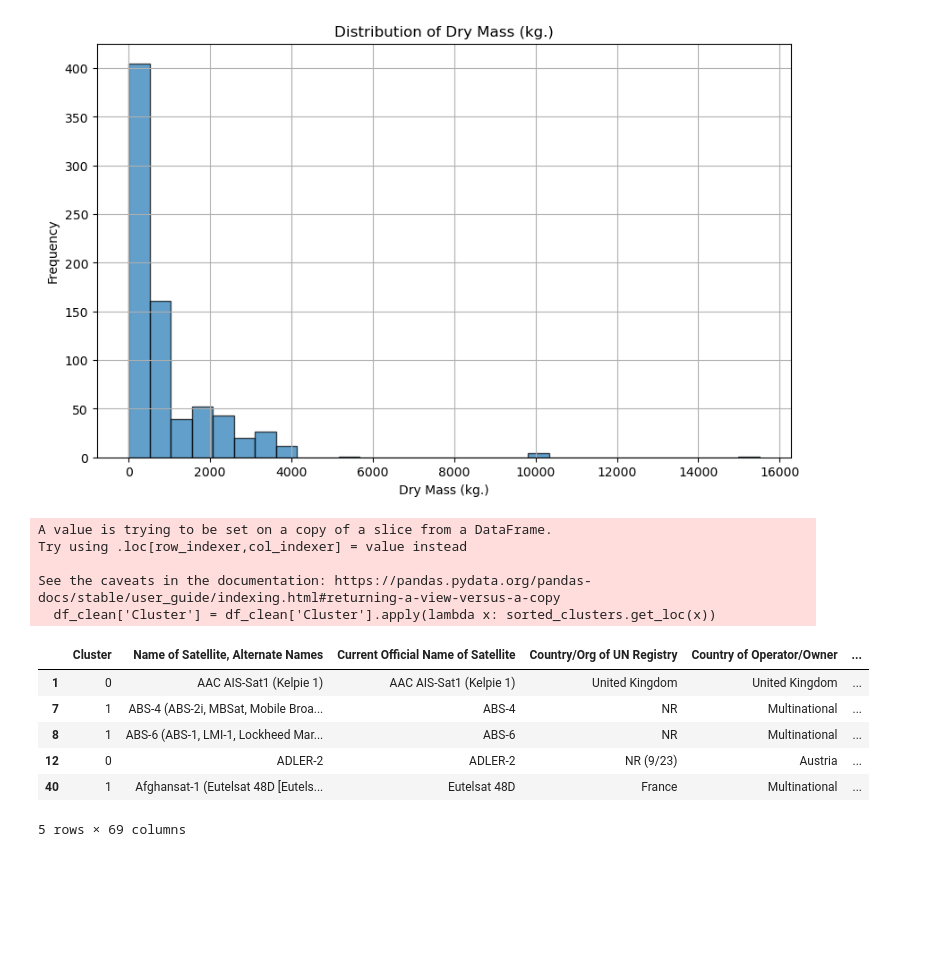
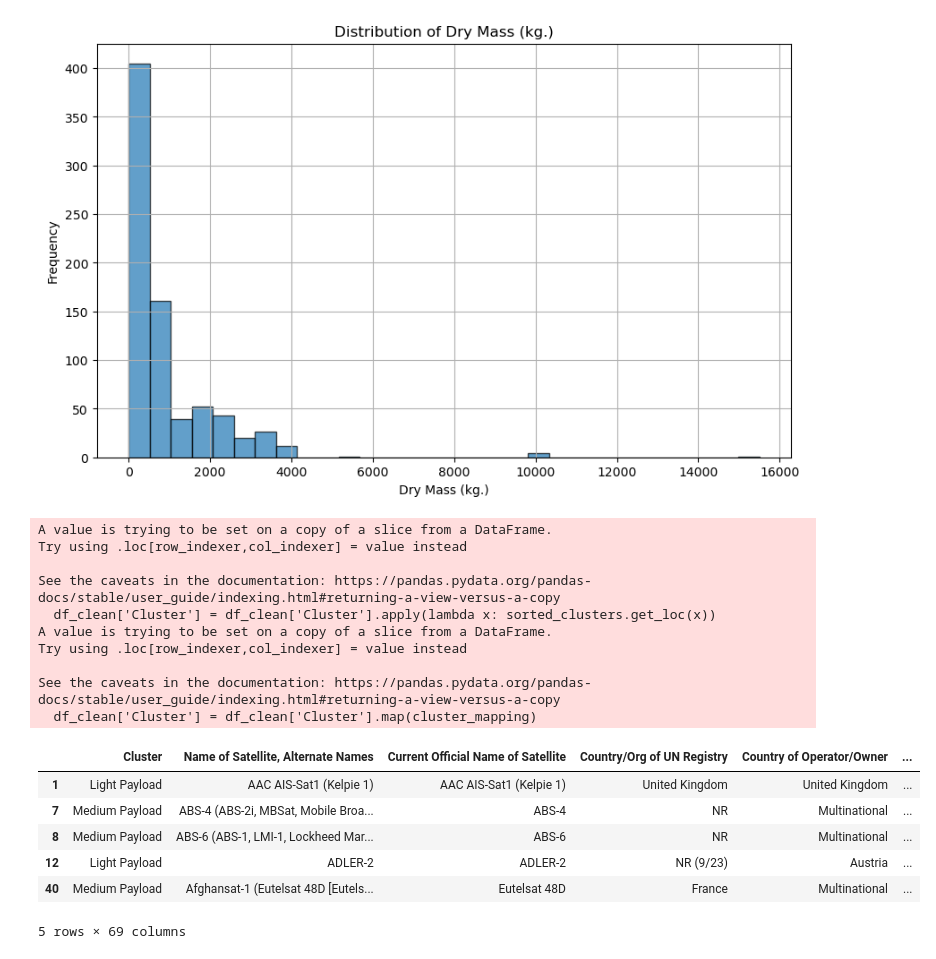
Before and after one commit to wweissbluth/dan-midterm-repo, a Jupyter notebook: midterm.ipynb, the cells around one changed output. Saved outputs shown, nothing was run; the diff lists cells and outputs as text; code cells hidden in the pictures; blank space fills up the shorter version.

```diff
--- a/midterm.ipynb
+++ b/midterm.ipynb
@@ -69,36 +69,45 @@ plt.show()
 from sklearn.cluster import KMeans
 
 # Select the 'Dry Mass (kg.)' column for clustering
 X = df_clean[['Dry Mass (kg.)']]
 
 # Initialize the KMeans algorithm with a specified number of clusters
 kmeans = KMeans(n_clusters=3, random_state=0)
 
 # Fit the KMeans algorithm to the data
 kmeans.fit(X)
 
 # Add the cluster labels to the dataframe
 df_clean.insert(0, 'Cluster', kmeans.labels_)
 
 # Calculate the mean dry mass for each cluster
 mean_dry_mass = df_clean.groupby('Cluster')['Dry Mass (kg.)'].mean()
 
 # Sort clusters by mean mass
 sorted_clusters = mean_dry_mass.sort_values().index
 df_clean['Cluster'] = df_clean['Cluster'].apply(lambda x: sorted_clusters.get_loc(x))
 
+# Map the clusters to light, medium, and heavy payloads
+cluster_mapping = {0: 'Light Payload', 1: 'Medium Payload', 2: 'Heavy Payload'}
+df_clean['Cluster'] = df_clean['Cluster'].map(cluster_mapping)
+
 # Display the first few rows of the dataframe with the cluster labels
 display(df_clean.head())
 # %% [output]
 A value is trying to be set on a copy of a slice from a DataFrame.
 Try using .loc[row_indexer,col_indexer] = value instead
 
 See the caveats in the documentation: https://pandas.pydata.org/pandas-docs/stable/user_guide/indexing.html#returning-a-view-versus-a-copy
   df_clean['Cluster'] = df_clean['Cluster'].apply(lambda x: sorted_clusters.get_loc(x))
+A value is trying to be set on a copy of a slice from a DataFrame.
+Try using .loc[row_indexer,col_indexer] = value instead
+
+See the caveats in the documentation: https://pandas.pydata.org/pandas-docs/stable/user_guide/indexing.html#returning-a-view-versus-a-copy
+  df_clean['Cluster'] = df_clean['Cluster'].map(cluster_mapping)
 |  | Cluster | Name of Satellite, Alternate Names | Current Official Name of Satellite | Country/Org of UN Registry | Country of Operator/Owner | ... |
-| 1 | 0 | AAC AIS-Sat1 (Kelpie 1) | AAC AIS-Sat1 (Kelpie 1) | United Kingdom | United Kingdom | ... |
-| 7 | 1 | ABS-4 (ABS-2i, MBSat, Mobile Broa... | ABS-4 | NR | Multinational | ... |
-| 8 | 1 | ABS-6 (ABS-1, LMI-1, Lockheed Mar... | ABS-6 | NR | Multinational | ... |
-| 12 | 0 | ADLER-2 | ADLER-2 | NR (9/23) | Austria | ... |
-| 40 | 1 | Afghansat-1 (Eutelsat 48D [Eutels... | Eutelsat 48D | France | Multinational | ... |
+| 1 | Light Payload | AAC AIS-Sat1 (Kelpie 1) | AAC AIS-Sat1 (Kelpie 1) | United Kingdom | United Kingdom | ... |
+| 7 | Medium Payload | ABS-4 (ABS-2i, MBSat, Mobile Broa... | ABS-4 | NR | Multinational | ... |
+| 8 | Medium Payload | ABS-6 (ABS-1, LMI-1, Lockheed Mar... | ABS-6 | NR | Multinational | ... |
+| 12 | Light Payload | ADLER-2 | ADLER-2 | NR (9/23) | Austria | ... |
+| 40 | Medium Payload | Afghansat-1 (Eutelsat 48D [Eutels... | Eutelsat 48D | France | Multinational | ... |
 5 rows × 69 columns
```
Also changed, not shown: parts of 8 cells of this notebook.
